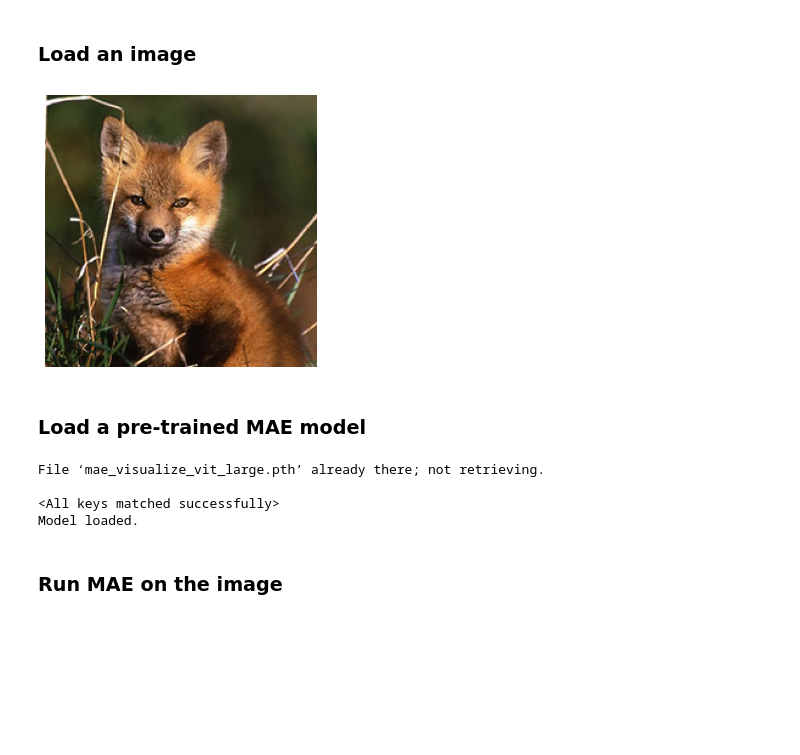
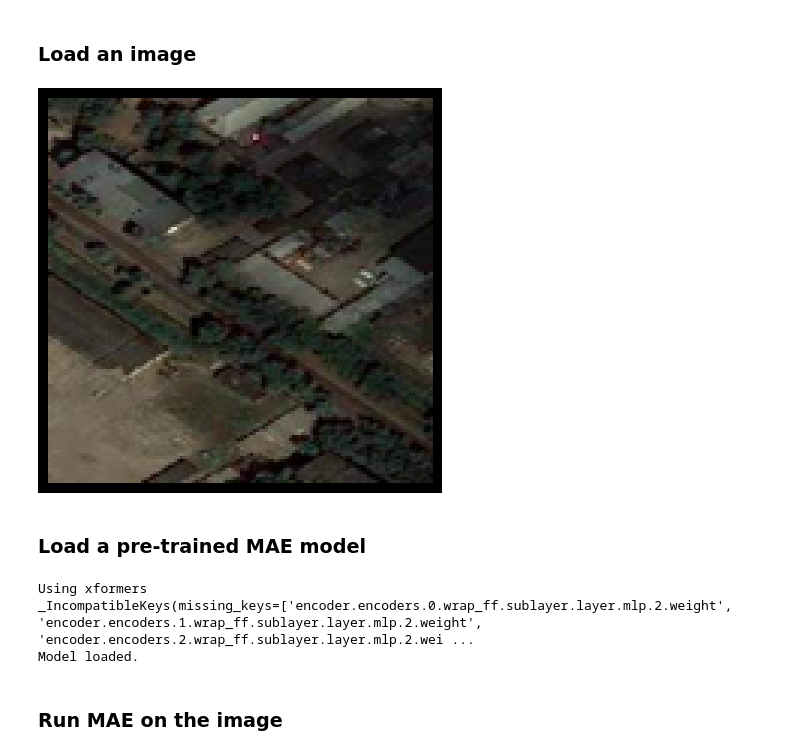
Before and after one commit to aicip/SatMAE, a Jupyter notebook: mae_visualize.ipynb, the cells around one changed output. Drawn from its saved outputs; the diff is of its cells as text; code cells hidden in the pictures; blank space fills up the shorter version.

```diff
--- a/mae_visualize.ipynb
+++ b/mae_visualize.ipynb
@@ -88,39 +88,42 @@ def run_one_image(img, model):
 ### Load an image
 # %%
 # load an image
-img_url = 'https://user-images.githubusercontent.com/11435359/147738734-196fd92f-9260-48d5-ba7e-bf103d29364d.jpg' # fox, from ILSVRC2012_val_00046145
+img_url = 'https://encrypted-tbn0.gstatic.com/images?q=tbn:ANd9GcRFQsDBSqgPKLHyunyQ0LJVDBXwzpnvWJqAOLPvVaUoA0xP-ZH4PPVCuyZtMllgEHSRTog&usqp=CAU' # fox, from ILSVRC2012_val_00046145
 # img_url = 'https://user-images.githubusercontent.com/11435359/147743081-0428eecf-89e5-4e07-8da5-a30fd73cc0ba.jpg' # cucumber, from ILSVRC2012_val_00047851
 img = Image.open(requests.get(img_url, stream=True).raw)
-img = img.resize((64, 64))
+
+img_size = 128
+
+img = img.resize((img_size, img_size))
 img = np.array(img) / 255.
 
-assert img.shape == (64, 64, 3)
+assert img.shape == (img_size, img_size, 3)
 
 # normalize by ImageNet mean and std
 img = img - imagenet_mean
 img = img / imagenet_std
 
 plt.rcParams['figure.figsize'] = [5, 5]
 show_image(torch.tensor(img))
 # %% [output]
-[figure, old version]
+[figure, new version]
 # %% [markdown]
 ### Load a pre-trained MAE model
 # %%
 # This is an MAE model trained with pixels as targets for visualization (ViT-Large, training mask ratio=0.75)
+attention = 'linformer'
 
 # download checkpoint if not exist
-checkpoint_dir = "./"
+checkpoint_dir = f"/data2/HDD_16TB/ICCV/Model_Saving/out_i{img_size}_p16_b64_e200_{attention}"
 
-checkpoint_name = "mae_visualize_vit_large.pth"
+checkpoint_name = "checkpoint-190.pth"
 
 chkpt_path = os.path.join(checkpoint_dir, checkpoint_name)
-model_mae = prepare_model(chkpt_path, 'mae_vit_large_patch16')
+model_mae = prepare_model(chkpt_path, 'mae_vit_large_patch16', img_size=img_size, attention=attention)
 print('Model loaded.')
 # %% [output]
-File ‘mae_visualize_vit_large.pth’ already there; not retrieving.
-
-<All keys matched successfully>
+Using xformers
+_IncompatibleKeys(missing_keys=['encoder.encoders.0.wrap_ff.sublayer.layer.mlp.2.weight', 'encoder.encoders.1.wrap_ff.sublayer.layer.mlp.2.weight', 'encoder.encoders.2.wrap_ff.sublayer.layer.mlp.2.wei ...
 Model loaded.
 # %% [markdown]
 ### Run MAE on the image
```
Also changed, not shown: parts of 6 cells of this notebook, 1 other file.
